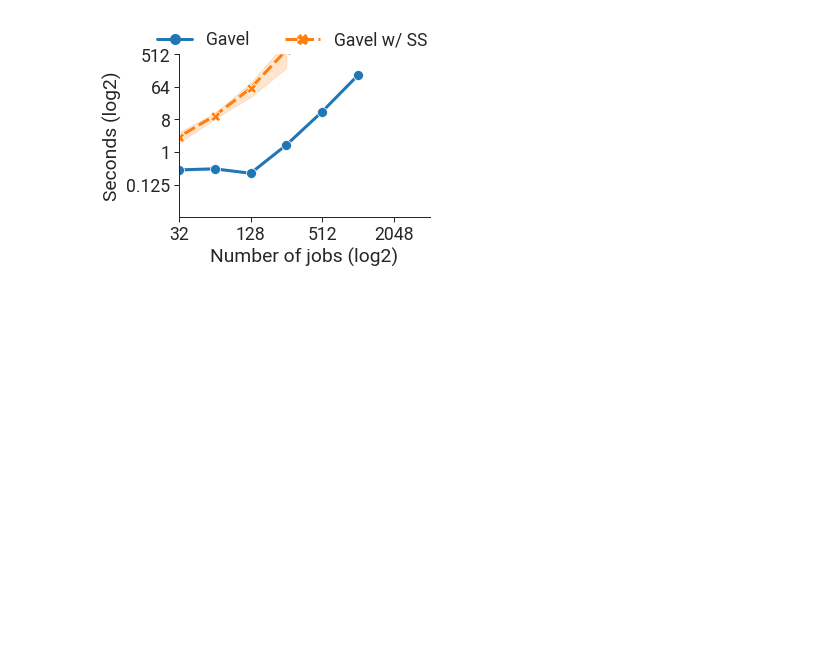
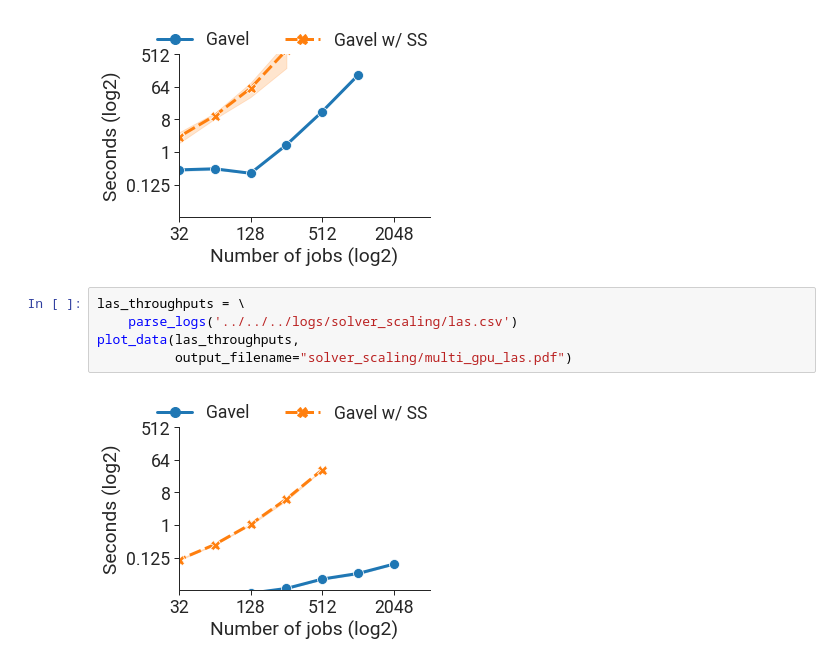
Before and after one commit to stanford-futuredata/gavel, a Jupyter notebook: scheduler/notebooks/figures/evaluation/solver_scaling.ipynb, the cells around one changed output. Saved outputs shown, nothing was run; the diff lists cells and outputs as text; blank space fills up the shorter version.

Commit message:
Latest graphs

```diff
--- a/scheduler/notebooks/figures/evaluation/solver_scaling.ipynb
+++ b/scheduler/notebooks/figures/evaluation/solver_scaling.ipynb
@@ -115,3 +115,10 @@ plot_data(single_gpu_water_filling_throughputs,
           output_filename="solver_scaling/single_gpu_las_water_filling_v100=36_p100=36_k80=36.pdf")
 # %% [output]
 [figure]
+# %%
+las_throughputs = \
+    parse_logs('../../../logs/solver_scaling/las.csv')
+plot_data(las_throughputs,
+          output_filename="solver_scaling/multi_gpu_las.pdf")
+# %% [output]
+[figure, added]
```
Also changed, not shown: parts of 1 cell of this notebook, 4 other files.
